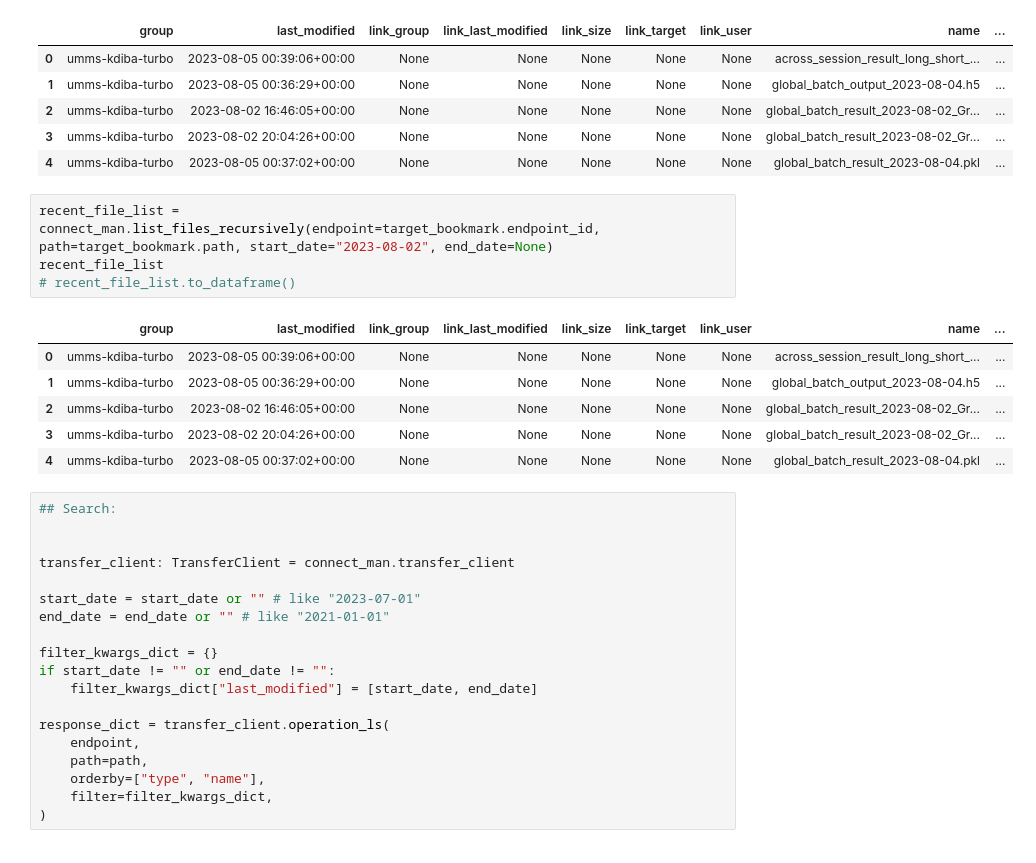
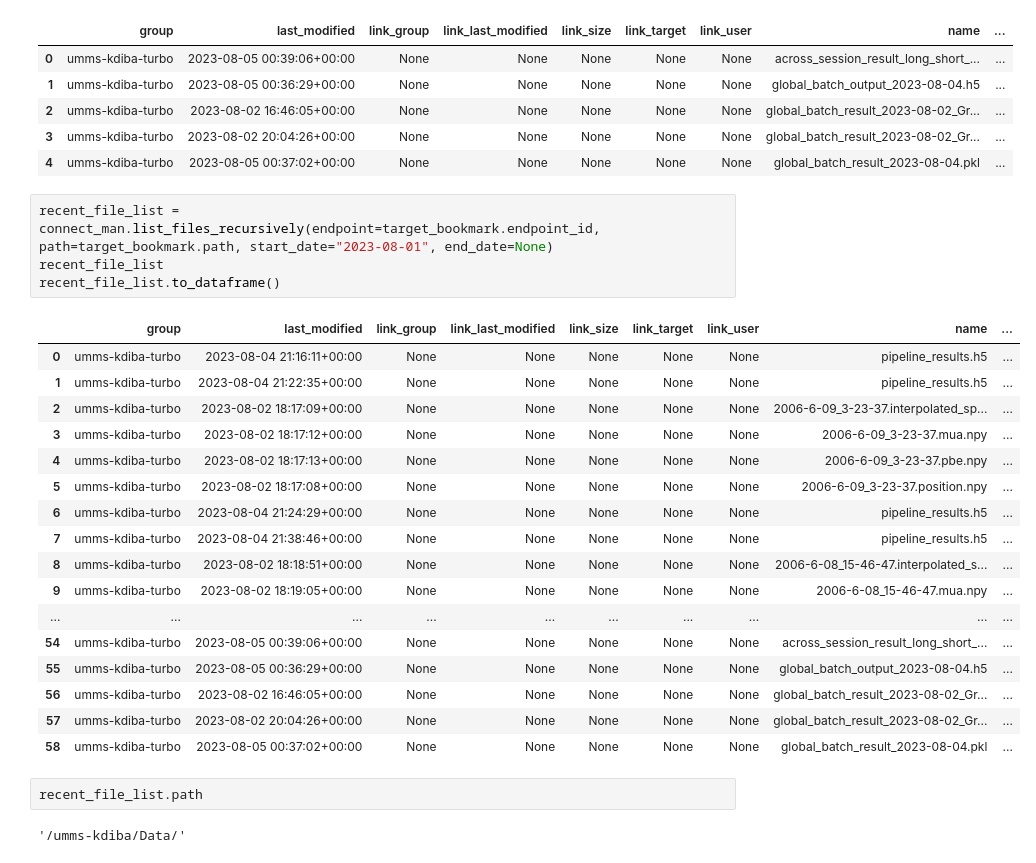
Before and after one commit to CommanderPho/PhoGlobusHelpers, a Jupyter notebook: notebooks/testing_notebook.ipynb, the cells around one changed output. Drawn from its saved outputs; the diff is of its cells as text.

Commit message:
`list_files_recursively`

```diff
--- a/notebooks/testing_notebook.ipynb
+++ b/notebooks/testing_notebook.ipynb
@@ -143,32 +143,28 @@ recent_file_list.to_dataframe()
 | 3 | umms-kdiba-turbo | 2023-08-02 20:04:26+00:00 | None | None | None | None | None | global_batch_result_2023-08-02_Gr... | ... |
 | 4 | umms-kdiba-turbo | 2023-08-05 00:37:02+00:00 | None | None | None | None | None | global_batch_result_2023-08-04.pkl | ... |
 # %%
-recent_file_list = connect_man.list_files_recursively(endpoint=target_bookmark.endpoint_id, path=target_bookmark.path, start_date="2023-08-02", end_date=None)
+recent_file_list = connect_man.list_files_recursively(endpoint=target_bookmark.endpoint_id, path=target_bookmark.path, start_date="2023-08-01", end_date=None)
 recent_file_list
-# recent_file_list.to_dataframe()
+recent_file_list.to_dataframe()
 # %% [output]
 |  | group | last_modified | link_group | link_last_modified | link_size | link_target | link_user | name | ... |
-| 0 | umms-kdiba-turbo | 2023-08-05 00:39:06+00:00 | None | None | None | None | None | across_session_result_long_short_... | ... |
-| 1 | umms-kdiba-turbo | 2023-08-05 00:36:29+00:00 | None | None | None | None | None | global_batch_output_2023-08-04.h5 | ... |
-| 2 | umms-kdiba-turbo | 2023-08-02 16:46:05+00:00 | None | None | None | None | None | global_batch_result_2023-08-02_Gr... | ... |
-| 3 | umms-kdiba-turbo | 2023-08-02 20:04:26+00:00 | None | None | None | None | None | global_batch_result_2023-08-02_Gr... | ... |
-| 4 | umms-kdiba-turbo | 2023-08-05 00:37:02+00:00 | None | None | None | None | None | global_batch_result_2023-08-04.pkl | ... |
+| 0 | umms-kdiba-turbo | 2023-08-04 21:16:11+00:00 | None | None | None | None | None | pipeline_results.h5 | ... |
+| 1 | umms-kdiba-turbo | 2023-08-04 21:22:35+00:00 | None | None | None | None | None | pipeline_results.h5 | ... |
+| 2 | umms-kdiba-turbo | 2023-08-02 18:17:09+00:00 | None | None | None | None | None | 2006-6-09_3-23-37.interpolated_sp... | ... |
+| 3 | umms-kdiba-turbo | 2023-08-02 18:17:12+00:00 | None | None | None | None | None | 2006-6-09_3-23-37.mua.npy | ... |
+| 4 | umms-kdiba-turbo | 2023-08-02 18:17:13+00:00 | None | None | None | None | None | 2006-6-09_3-23-37.pbe.npy | ... |
+| 5 | umms-kdiba-turbo | 2023-08-02 18:17:08+00:00 | None | None | None | None | None | 2006-6-09_3-23-37.position.npy | ... |
+| 6 | umms-kdiba-turbo | 2023-08-04 21:24:29+00:00 | None | None | None | None | None | pipeline_results.h5 | ... |
+| 7 | umms-kdiba-turbo | 2023-08-04 21:38:46+00:00 | None | None | None | None | None | pipeline_results.h5 | ... |
+| 8 | umms-kdiba-turbo | 2023-08-02 18:18:51+00:00 | None | None | None | None | None | 2006-6-08_15-46-47.interpolated_s... | ... |
+| 9 | umms-kdiba-turbo | 2023-08-02 18:19:05+00:00 | None | None | None | None | None | 2006-6-08_15-46-47.mua.npy | ... |
+| ... | ... | ... | ... | ... | ... | ... | ... | ... | ... |
+| 54 | umms-kdiba-turbo | 2023-08-05 00:39:06+00:00 | None | None | None | None | None | across_session_result_long_short_... | ... |
+| 55 | umms-kdiba-turbo | 2023-08-05 00:36:29+00:00 | None | None | None | None | None | global_batch_output_2023-08-04.h5 | ... |
+| 56 | umms-kdiba-turbo | 2023-08-02 16:46:05+00:00 | None | None | None | None | None | global_batch_result_2023-08-02_Gr... | ... |
+| 57 | umms-kdiba-turbo | 2023-08-02 20:04:26+00:00 | None | None | None | None | None | global_batch_result_2023-08-02_Gr... | ... |
+| 58 | umms-kdiba-turbo | 2023-08-05 00:37:02+00:00 | None | None | None | None | None | global_batch_result_2023-08-04.pkl | ... |
-# %%
-## Search:
-
-
-transfer_client: TransferClient = connect_man.transfer_client
-
-start_date = start_date or "" # like "2023-07-01"
-end_date = end_date or "" # like "2021-01-01"
-
-filter_kwargs_dict = {}
-if start_date != "" or end_date != "":
-	filter_kwargs_dict["last_modified"] = [start_date, end_date]
-
-response_dict = transfer_client.operation_ls(
-	endpoint,
-	path=path,
-	orderby=["type", "name"],
-	filter=filter_kwargs_dict,
-)
+# %%
+recent_file_list.path
+# %% [output]
+'/umms-kdiba/Data/'
```
